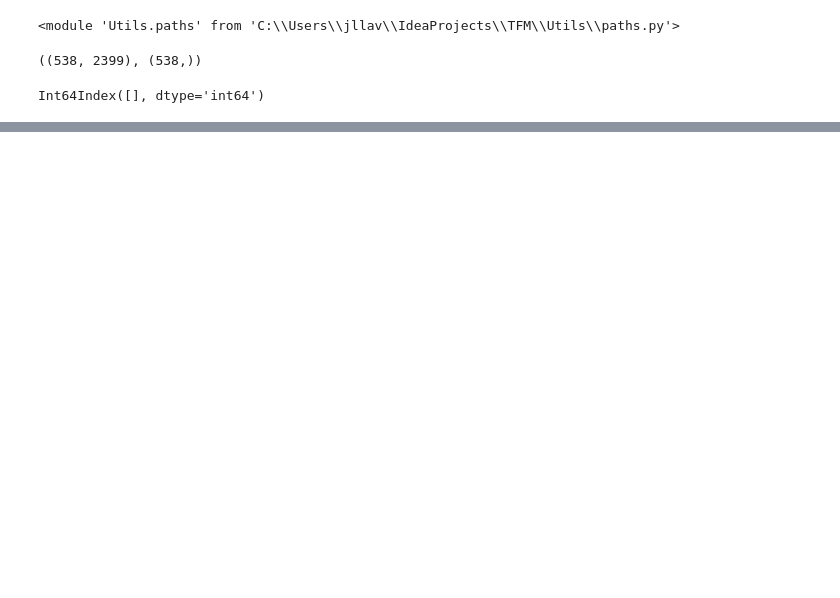
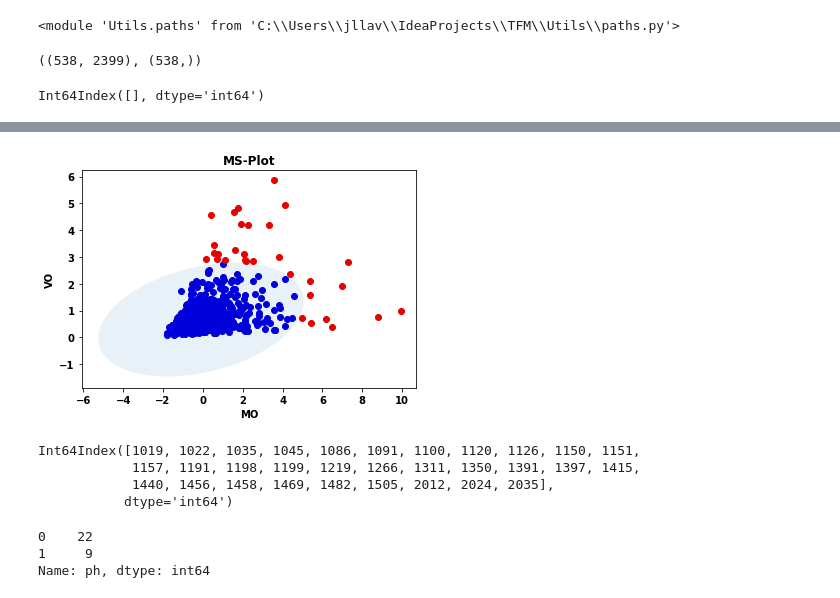
Before and after one commit to lujoselu98/TFM, a Jupyter notebook: Transformations/outliers_detection.ipynb, the cells around one changed output, grey strips where cells are left out. Cells and saved outputs as stored; diff of their text form; code cells hidden in the pictures; blank space fills up the shorter version.

```diff
--- a/Transformations/outliers_detection.ipynb
+++ b/Transformations/outliers_detection.ipynb
@@ -96,0 +174,22 @@ id_outliers_idx
+# %%
+X_fd = skfda.FDataGrid(X, grid_points=X.columns)
+ms_plot = skfda.exploratory.visualization.MagnitudeShapePlot(fdata=X_fd)
+ms_plot.plot()
+plt.savefig(f"{paths.CDCOR_DATA_PLOTS}/CDCOR_MSPlot.pdf")
+plt.savefig(f"{paths.CDCOR_DATA_PLOTS}/CDCOR_MSPlot.png")
+# %% [output]
+[figure, added]
+# %%
+ms_outliers_idx = X.index[np.where(ms_plot.outlier_detector.fit_predict(X_fd) == -1, True, False)]
+ms_outliers_idx
+# %% [output]
+Int64Index([1019, 1022, 1035, 1045, 1086, 1091, 1100, 1120, 1126, 1150, 1151,
+            1157, 1191, 1198, 1199, 1219, 1266, 1311, 1350, 1391, 1397, 1415,
+            1440, 1456, 1458, 1469, 1482, 1505, 2012, 2024, 2035],
+           dtype='int64')
+# %%
+y[ms_outliers_idx].value_counts()
+# %% [output]
+0    22
+1     9
+Name: ph, dtype: int64
```
Also changed, not shown: parts of 28 cells of this notebook, 17 other files.
